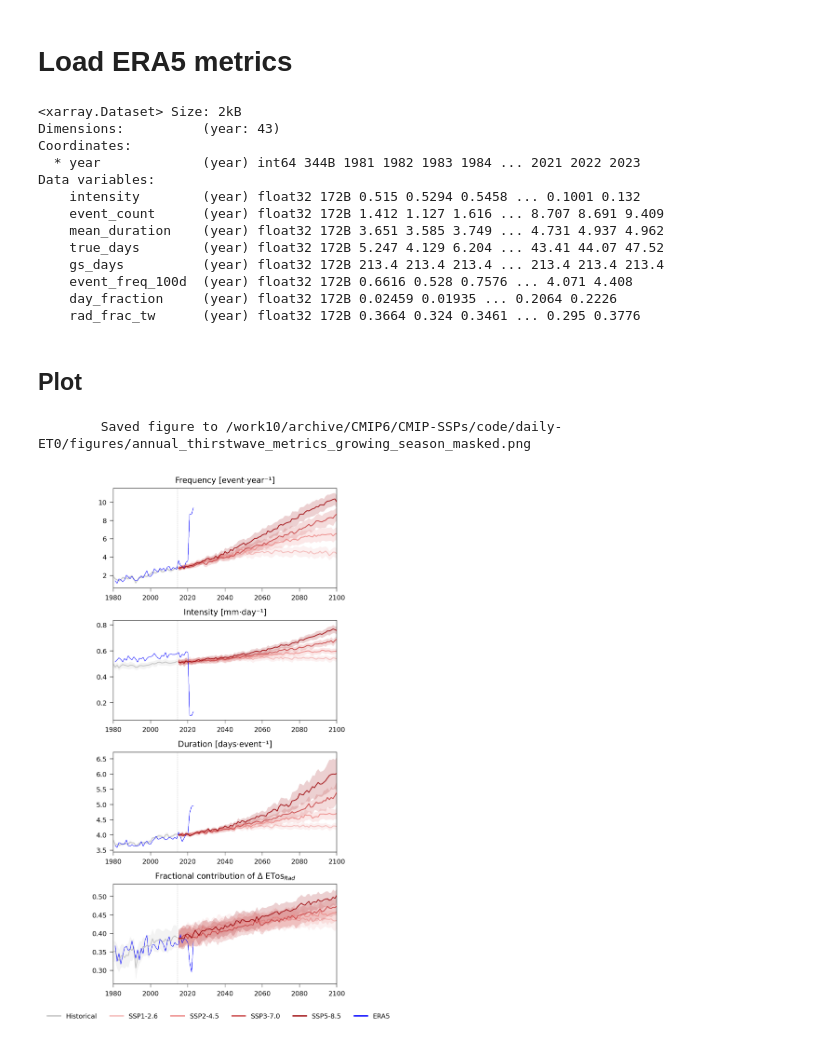
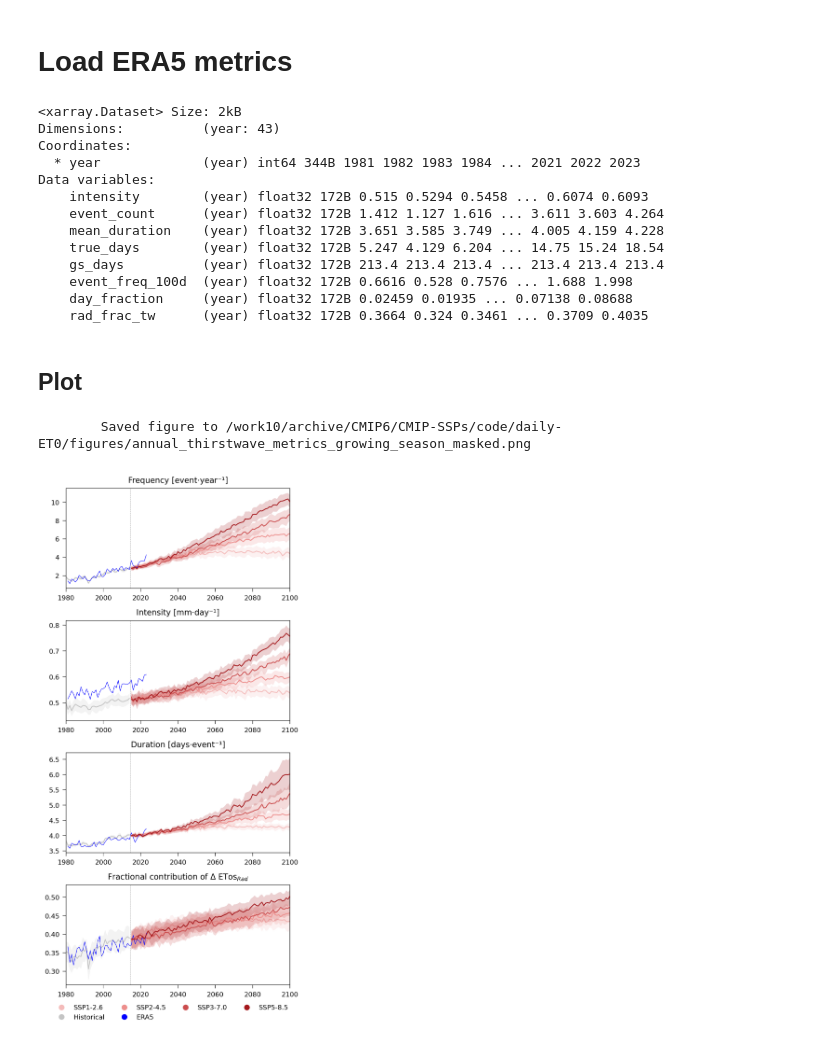
Before and after one commit to froggyalchemist/daily-ET0, a Jupyter notebook: figures/annual_thirswave_metrics_growing_season.ipynb, the cells around one changed output. Saved outputs shown, nothing was run; the diff lists cells and outputs as text; code cells hidden in the pictures.

Commit message:
Add new figures and remove unused/old ones.

```diff
--- a/figures/annual_thirswave_metrics_growing_season.ipynb
+++ b/figures/annual_thirswave_metrics_growing_season.ipynb
@@ -87,7 +88,8 @@ for exp in experiments:
 era5_path = "/work5/ERA5_daily_landgrid_only/global/compressed_sfc_fc_daily_198001.nc4"
 era5 = xr.open_dataset(era5_path)
 
-file = "/work10/archive/CMIP6/CMIP-SSPs/thirstwave_metrics_growing_season.nc"
+#file = "/work7/IPCS_extreme/Plot_main_text_Figure/outcomes/thirstwave_metrics_growing_season.nc"
+file = "/work7/IPCS_extreme/T14902164/thirstwave_metrics_growing_season.nc"
 tw_features = xr.open_dataset(file)
 
 tw_features = tw_features.assign_coords(
@@ -106,14 +108,14 @@ Dimensions:          (year: 43)
 Coordinates:
   * year             (year) int64 344B 1981 1982 1983 1984 ... 2021 2022 2023
 Data variables:
-    intensity        (year) float32 172B 0.515 0.5294 0.5458 ... 0.1001 0.132
-    event_count      (year) float32 172B 1.412 1.127 1.616 ... 8.707 8.691 9.409
-    mean_duration    (year) float32 172B 3.651 3.585 3.749 ... 4.731 4.937 4.962
-    true_days        (year) float32 172B 5.247 4.129 6.204 ... 43.41 44.07 47.52
+    intensity        (year) float32 172B 0.515 0.5294 0.5458 ... 0.6074 0.6093
+    event_count      (year) float32 172B 1.412 1.127 1.616 ... 3.611 3.603 4.264
+    mean_duration    (year) float32 172B 3.651 3.585 3.749 ... 4.005 4.159 4.228
+    true_days        (year) float32 172B 5.247 4.129 6.204 ... 14.75 15.24 18.54
     gs_days          (year) float32 172B 213.4 213.4 213.4 ... 213.4 213.4 213.4
-    event_freq_100d  (year) float32 172B 0.6616 0.528 0.7576 ... 4.071 4.408
-    day_fraction     (year) float32 172B 0.02459 0.01935 ... 0.2064 0.2226
-    rad_frac_tw      (year) float32 172B 0.3664 0.324 0.3461 ... 0.295 0.3776
+    event_freq_100d  (year) float32 172B 0.6616 0.528 0.7576 ... 1.688 1.998
+    day_fraction     (year) float32 172B 0.02459 0.01935 ... 0.07138 0.08688
+    rad_frac_tw      (year) float32 172B 0.3664 0.324 0.3461 ... 0.3709 0.4035
 # %% [markdown]
 ## Plot
 # %%
@@ -183,33 +185,34 @@ for exp in experiments:
     era5_weighted_mean.rad_frac_tw.plot(color=style["color"], linewidth=style["linewidth"], ax=axes[3])
 
 
 for ax in axes:
     ax.axvline(TRANSITION_YEAR+0.5, color="grey", linestyle="--", linewidth=0.4, alpha=0.7) # Dashed grey vertical line marking the end of the historical exp / start of the SSPs
     ax.set_xlim(*XLIM) # X axis from 1980 to 2100
     ax.set_xlabel('')
     ax.set_ylabel('')
 
 axes[0].set_title("Frequency [event·year⁻¹]")
 axes[1].set_title("Intensity [mm·day⁻¹]")
 axes[2].set_title("Duration [days·event⁻¹]")
 axes[3].set_title(r"Fractional contribution of $\Delta$ ETos$_{Rad}$")
 
 # Shared legend for the whole figure
 legend_handles = [
-    Line2D([0], [0], color=style["color"], linewidth=1.5, alpha=1, label=style['label'])
+    Line2D([0], [0], color=style["color"], label=style['label'],
+           marker='o', linestyle='', markersize=5) # Make marker a little circle
     for exp, style in EXPERIMENT_STYLE.items()
 ]
-fig.legend(handles=legend_handles, loc="lower center", ncol=6, bbox_to_anchor=(0.5, -0.04), frameon=False)
+fig.legend(handles=legend_handles, loc="lower center", ncol=4, bbox_to_anchor=(0.5, -0.04), frameon=False)
 
 fig.tight_layout()
 #fig.subplots_adjust(wspace=0.3, hspace=0.4)
 
 # Export to png
 outdir = Path(".")
 outdir.mkdir(exist_ok=True)
 outpath = outdir / f"annual_thirstwave_metrics_growing_season_masked.png"
 fig.savefig(outpath, dpi=300, bbox_inches="tight")
 print(f"\n\tSaved figure to {outpath.resolve()}")
 # %% [output]
         Saved figure to /work10/archive/CMIP6/CMIP-SSPs/code/daily-ET0/figures/annual_thirstwave_metrics_growing_season_masked.png
-[figure, old version]
+[figure, new version]
```
Also changed, not shown: parts of 2 cells of this notebook, 54 other files.
